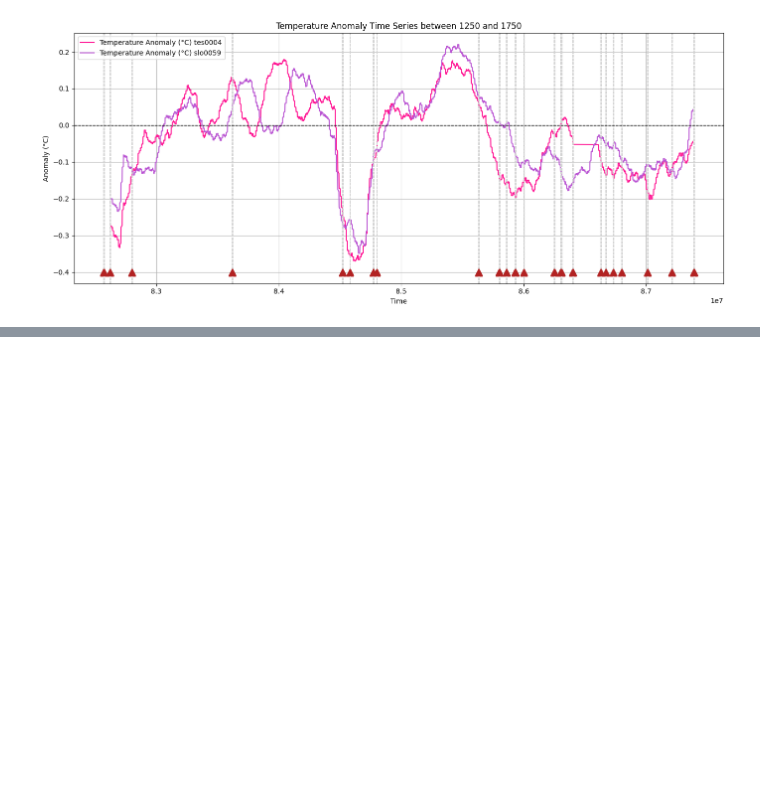
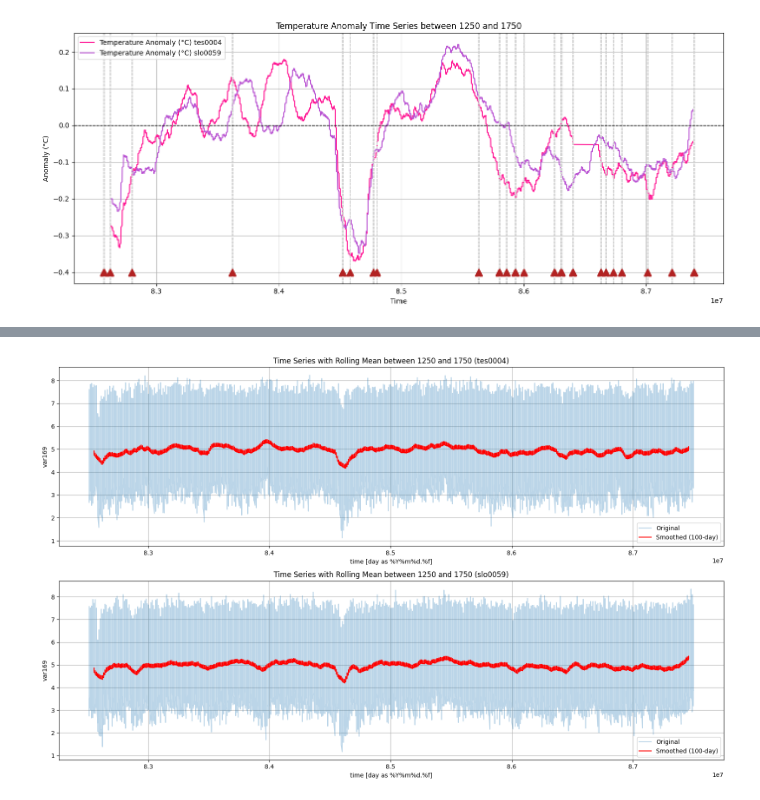
Before and after one commit to EliHHogemo/lia, a Jupyter notebook: temp.ipynb, the cells around one changed output, grey strips where cells are left out. Saved outputs shown, nothing was run; the diff lists cells and outputs as text; code cells hidden in the pictures; blank space fills up the shorter version.

```diff
--- a/temp.ipynb
+++ b/temp.ipynb
@@ -246,0 +290,29 @@ plt.show()
+# %%
+time_1250 = 82504117.4864865
+time_1750 = 87501712.08108108
+
+time_mask_s = (ds_surf.time >= time_1250) & (ds_surf.time <= time_1750)
+ts_surf_1250_1750 = ds_surf['var169'].sel(time=time_mask_s).mean(dim=['lat', 'lon']) - 273.12
+smoothed = ts_surf_1250_1750.rolling(time=100, center=True).mean()
+
+time_mask_sa = (da_surf.time >= time_1250) & (da_surf.time <= time_1750)
+ts_surfa_1250_1750 = da_surf['var169'].sel(time=time_mask_sa).mean(dim=['lat', 'lon']) - 273.12
+smoothed_a = ts_surfa_1250_1750.rolling(time=100, center=True).mean()
+
+fig, ax= plt.subplots(2,1, figsize=(16, 10))
+ts_surf_1250_1750.plot(ax=ax[0], label="Original", alpha=0.3)
+smoothed.plot(ax=ax[0], label="Smoothed (100-day)", color='red')
+ax[0].set_title("Time Series with Rolling Mean between 1250 and 1750 (tes0004)")
+ax[0].legend()
+ax[0].grid(True)
+
+ts_surfa_1250_1750.plot(ax=ax[1], label="Original", alpha=0.3)
+smoothed_a.plot(ax=ax[1], label="Smoothed (100-day)", color='red')
+ax[1].set_title("Time Series with Rolling Mean between 1250 and 1750 (slo0059)")
+ax[1].legend()
+ax[1].grid(True)
+
+plt.tight_layout()
+plt.show()
+# %% [output]
+[figure, added]
```
Also changed, not shown: parts of 8 cells of this notebook.
